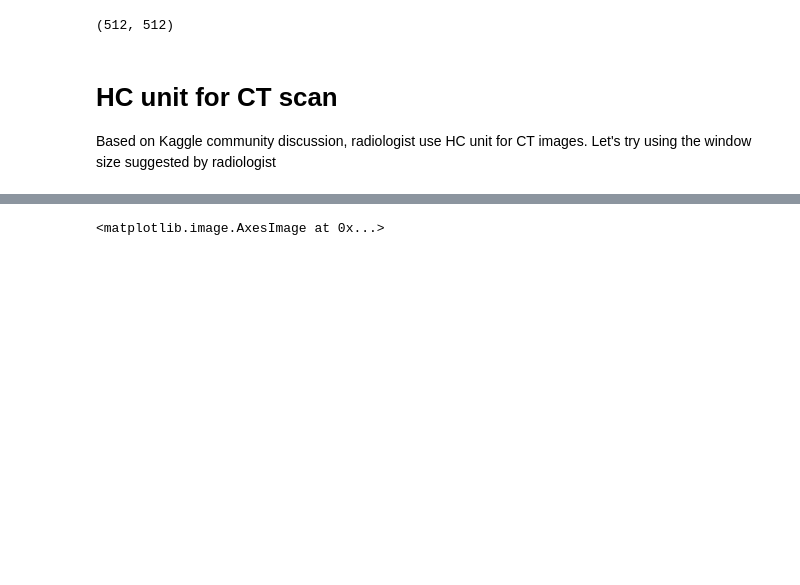
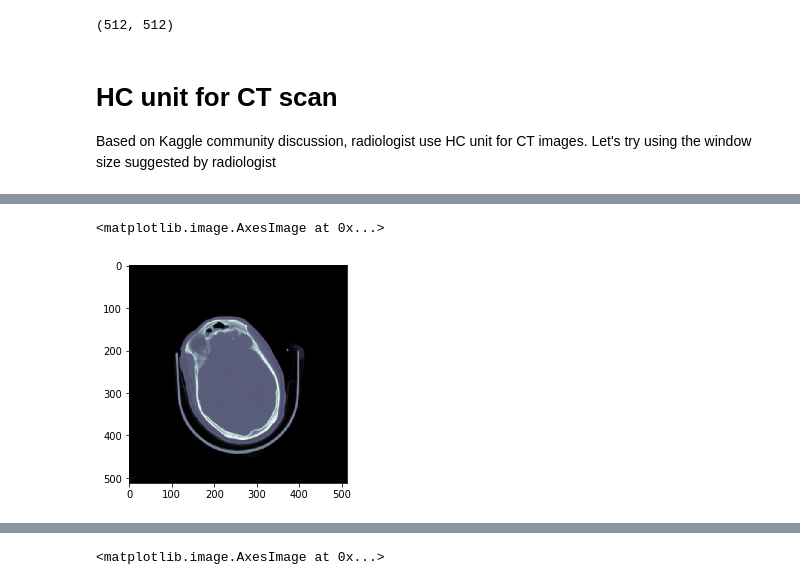
Before and after one commit to heye0507/kaggle-rsna, a Jupyter notebook: 01_Data_exploartion.ipynb, the cells around one changed output, grey strips where cells are left out. Drawn from its saved outputs; the diff is of its cells as text; code cells hidden in the pictures; blank space fills up the shorter version.

```diff
--- a/01_Data_exploartion.ipynb
+++ b/01_Data_exploartion.ipynb
@@ -56,4 +58,5 @@ ID_0001de0e8.dcm
 ls: write error: Broken pipe
 # %%
 path = path/'stage_1_train_images'
-one_file = path.ls()[0]
+files = path.ls()
+len(files)
@@ -63,0 +65,3 @@ PosixPath('/home/jupyter/rsns/data/raw/stage_1_train_images/ID_4c995fb13.dcm')
+# %%
+one_file = files[0]
+one_file
@@ -93,0 +104,17 @@ im[('0028','0103')], im[('0028','0103')].value
+# %%
+def get_dicom_single_value(x):
+    if type(x) == pydicom.multival.MultiValue:
+        return int(x[0])
+    else:
+        return int(x)
+# %%
+
+window_cnt,window_wid = [], []
+
+for i in range(3000):
+    im = pydicom.read_file(str(files[i]))
+    window_cnt.append(get_dicom_single_value(im.WindowCenter))
+    window_wid.append(get_dicom_single_value(im.WindowWidth))
+
+print(np.mean(window_cnt),np.mean(window_wid))
+print(np.std(window_cnt),np.std(window_wid))
@@ -114 +160,6 @@ def window_and_normalize(im):
     return (windowed + np.negative(window_center-window_width)) / (window_width * 2 * 1/255)
+# %%
+plt.imshow(im.pixel_array,cmap=plt.cm.bone)
+# %% [output]
+<matplotlib.image.AxesImage at 0x...>
+[figure, added]
```
Also changed, not shown: parts of 38 cells of this notebook, 3 other files.
